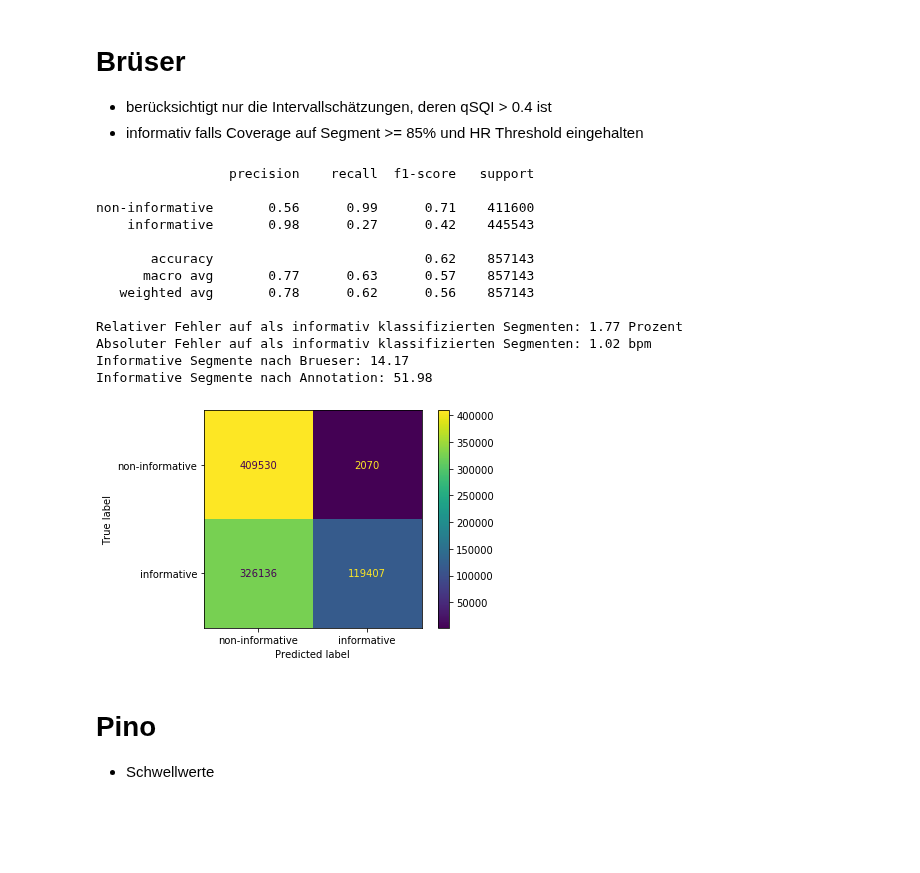
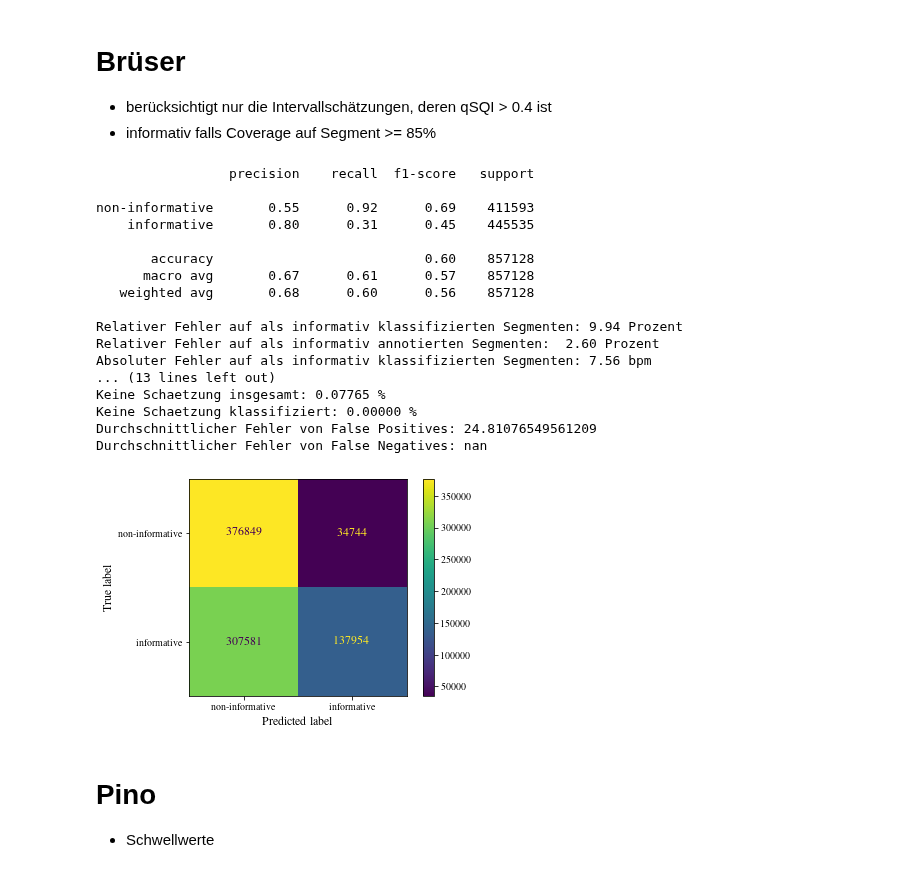
Before and after one commit to Zianor/Bachelorarbeit, a Jupyter notebook: Implementation/src/notebooks/estimator_results.ipynb, the cells around one changed output. Drawn from its saved outputs; the diff is of its cells as text; code cells hidden in the pictures; blank space fills up the shorter version.

```diff
--- a/Implementation/src/notebooks/estimator_results.ipynb
+++ b/Implementation/src/notebooks/estimator_results.ipynb
@@ -1,43 +1,55 @@
 # %%
 import estimators
+import utils
 
 import seaborn as sn
 from sklearn.metrics import confusion_matrix, classification_report, ConfusionMatrixDisplay
 import matplotlib.pyplot as plt
+
+plt.rcParams.update(utils.get_plt_settings())
+
+save=True
 # %% [markdown]
 # Brüser
 
 - berücksichtigt nur die Intervallschätzungen, deren qSQI > 0.4 ist
-- informativ falls Coverage auf Segment >= 85% und HR Threshold eingehalten
+- informativ falls Coverage auf Segment >= 85%
 # %%
 brueser = estimators.BrueserSingleSQI()
 predicted = brueser.predict_all_labels()
 labels = brueser.target
 class_names = ['non-informative', 'informative']
 coverage = len(predicted[predicted])/len(predicted.index)*100
 coverage_annotated = len(labels[labels])/len(labels.index)*100
 
 ConfusionMatrixDisplay(confusion_matrix(labels, predicted), display_labels=class_names).plot()
 print(classification_report(labels, predicted, target_names=class_names))
 print("Relativer Fehler auf als informativ klassifizierten Segmenten: %.2f Prozent" % brueser.get_mean_error_rel(brueser.target.index, predicted))
+print("Relativer Fehler auf als informativ annotierten Segmenten:  %.2f Prozent" % brueser.get_mean_error_rel(brueser.target.index))
 print("Absoluter Fehler auf als informativ klassifizierten Segmenten: %.2f bpm" % brueser.get_mean_error_abs(brueser.target.index, predicted))
+print("Absoluter Fehler auf als informativ annotierten Segmenten:  %.2f Prozent" % brueser.get_mean_error_abs(brueser.target.index))
 print("Informative Segmente nach Brueser: %.2f" % coverage)
 print("Informative Segmente nach Annotation: %.2f" % coverage_annotated)
+brueser.print_model_test_report()
 # %% [output]
                  precision    recall  f1-score   support
 
-non-informative       0.56      0.99      0.71    411600
-    informative       0.98      0.27      0.42    445543
+non-informative       0.55      0.92      0.69    411593
+    informative       0.80      0.31      0.45    445535
 
-       accuracy                           0.62    857143
-      macro avg       0.77      0.63      0.57    857143
-   weighted avg       0.78      0.62      0.56    857143
+       accuracy                           0.60    857128
+      macro avg       0.67      0.61      0.57    857128
+   weighted avg       0.68      0.60      0.56    857128
 
-Relativer Fehler auf als informativ klassifizierten Segmenten: 1.77 Prozent
-Absoluter Fehler auf als informativ klassifizierten Segmenten: 1.02 bpm
-Informative Segmente nach Brueser: 14.17
-Informative Segmente nach Annotation: 51.98
+Relativer Fehler auf als informativ klassifizierten Segmenten: 9.94 Prozent
+Relativer Fehler auf als informativ annotierten Segmenten:  2.60 Prozent
+Absoluter Fehler auf als informativ klassifizierten Segmenten: 7.56 bpm
+... (13 lines left out)
+Keine Schaetzung insgesamt: 0.07765 %
+Keine Schaetzung klassifiziert: 0.00000 %
+Durchschnittlicher Fehler von False Positives: 24.81076549561209
+Durchschnittlicher Fehler von False Negatives: nan
-[figure, old version]
+[figure, new version]
 # %% [markdown]
 # Pino
 
```
Also changed, not shown: parts of 12 cells of this notebook, 2 other files.
